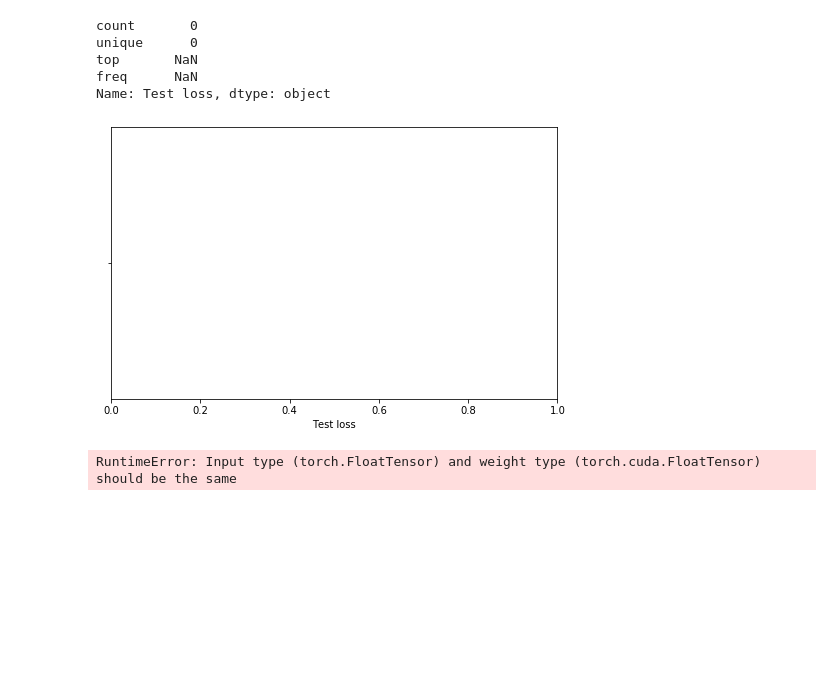
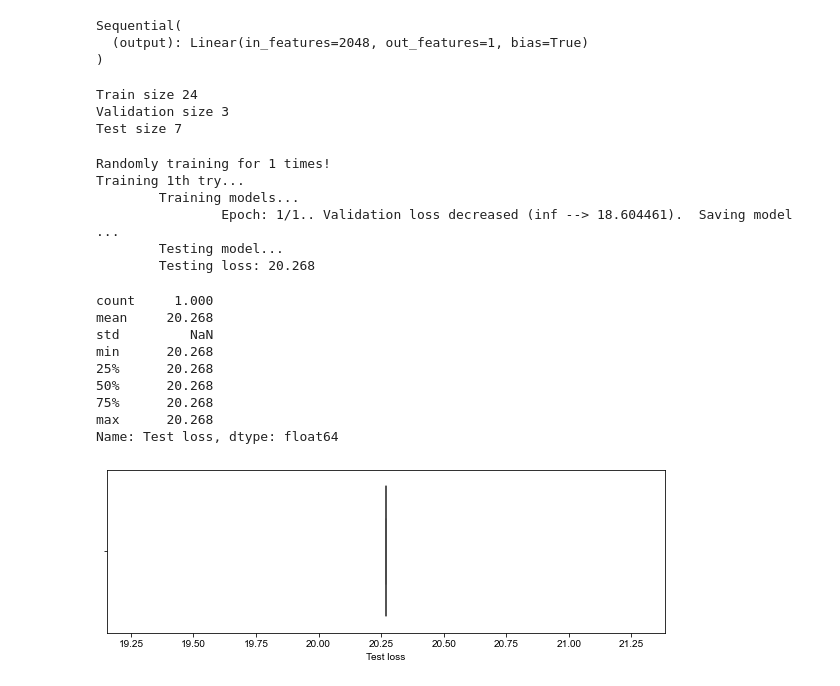
Before and after one commit to Shivam08-byte/FaceToBMI, a Jupyter notebook: notebooks/03-resnet-female.ipynb, the cells around one changed output. Cells and saved outputs as stored; diff of their text form; code cells hidden in the pictures; blank space fills up the shorter version.

```diff
--- a/notebooks/03-resnet-female.ipynb
+++ b/notebooks/03-resnet-female.ipynb
@@ -183,0 +11,20 @@ RuntimeError: CUDA error: no kernel image is available for execution on the devi
+# %%
+#Getting the model
+from src.model.model import get_model
+model = get_model()
+print(model.fc)
+# %% [output]
+Sequential(
+  (output): Linear(in_features=2048, out_features=1, bias=True)
+)
+# %%
+# Getting data for training and testing
+from src.data.data import train_val_test_split
+train_loader, valid_loader, test_loader = train_val_test_split(type="female")
+print("Train size", len(train_loader))
+print("Validation size", len(valid_loader))
+print("Test size", len(test_loader))
+# %% [output]
+Train size 24
+Validation size 3
+Test size 7
@@ -184,41 +34,39 @@ RuntimeError: CUDA error: no kernel image is available for execution on the devi
+# %%
+print(f"Randomly training for {cfg.num_of_tries} times!")
+test_losses = []
+for current_try in range(cfg.num_of_tries):
+    print(f"Training {current_try+1}th try...")
+    train_model(train_loader=train_loader, valid_loader=valid_loader, model=model)
+    test_losses.append(test_model(test_loader=test_loader, model=model))
+# %% [output]
+Randomly training for 1 times!
+Training 1th try...
+        Training models...
+                Epoch: 1/1.. Validation loss decreased (inf --> 18.604461).  Saving model ...
+        Testing model...
+        Testing loss: 20.268
 # %%
-t = list(range(1, num_of_tries+1))
+import pandas as pd
+t = list(range(1, cfg.num_of_tries+1))
 test_df = pd.DataFrame(list(zip(t, test_losses)), columns=['Try-th', 'Test loss'])
 test_df['Test loss'].describe()
 # %% [output]
-count       0
-unique      0
-top       NaN
-freq      NaN
-Name: Test loss, dtype: object
+count     1.000
+mean     20.268
+std         NaN
+min      20.268
+25%      20.268
+50%      20.268
+75%      20.268
+max      20.268
+Name: Test loss, dtype: float64
 # %%
+import matplotlib.pyplot as plt
 import seaborn as sns
-f, ax = plt.subplots(figsize=(8, 5))
+%matplotlib inline
+f, ax = plt.subplots(figsize=(10, 3))
 sns.set(style="whitegrid")
 sns.set_color_codes("pastel")
 sns.boxplot(x="Test loss", data=test_df);
 # %% [output]
-[figure, old version]
+[figure, new version]
-# %%
-model.load_state_dict(torch.load('../models/trained/best_female_model.pt'));
-
-# obtain one batch of test images
-images, height, weight, bmi = next(iter(test_loader))
-
-# get sample predictions
-predictions = model(images)
-
-# prep images for display
-images = images.numpy()
-
-# plot the images in the batch, along with predicted and true labels
-fig = plt.figure(figsize=(25, cfg.batch_size))
-
-for idx in np.arange(cfg.batch_size):
-    ax = fig.add_subplot(4, cfg.batch_size/4, idx+1, xticks=[], yticks=[])
-    plt.imshow(np.transpose(images[idx,:], (1,2,0)))
-    ax.set_title(
-        "Predicted:{:.2f}/ Actual: {:.2f}".format(predictions[idx,:].item(), bmi[idx,:].item()),
-                    color=("green" if predictions[idx,:].item() == bmi[idx,:].item() else "red"))
-# %% [output]
-RuntimeError: Input type (torch.FloatTensor) and weight type (torch.cuda.FloatTensor) should be the same
```
Also changed, not shown: parts of 13 cells of this notebook, 9 other files.
